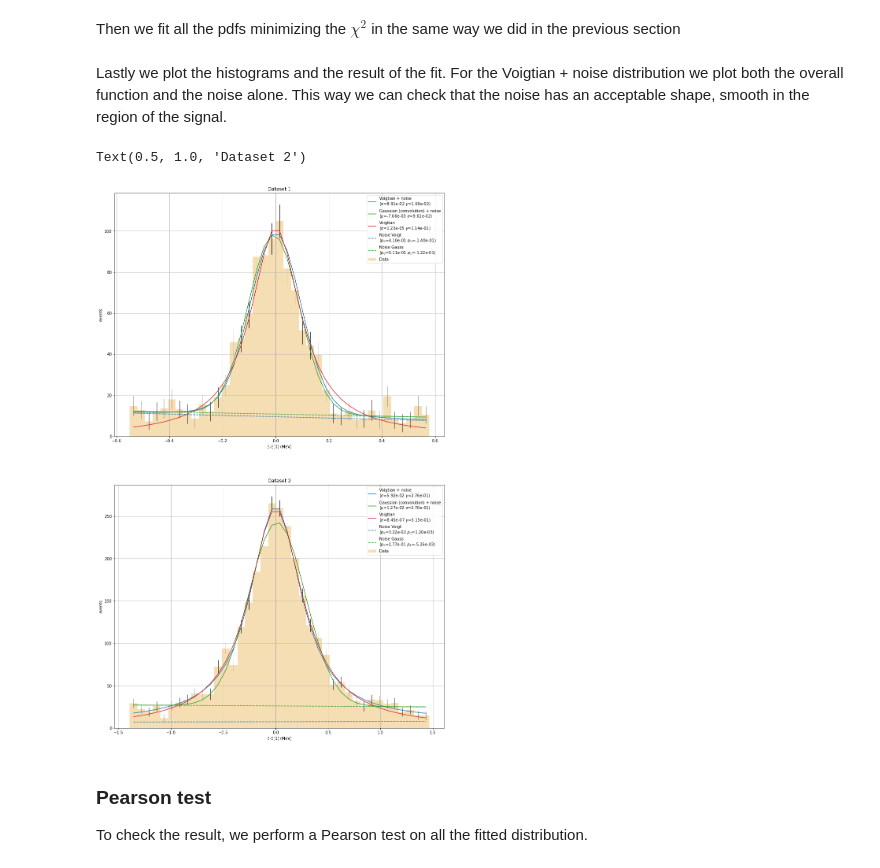
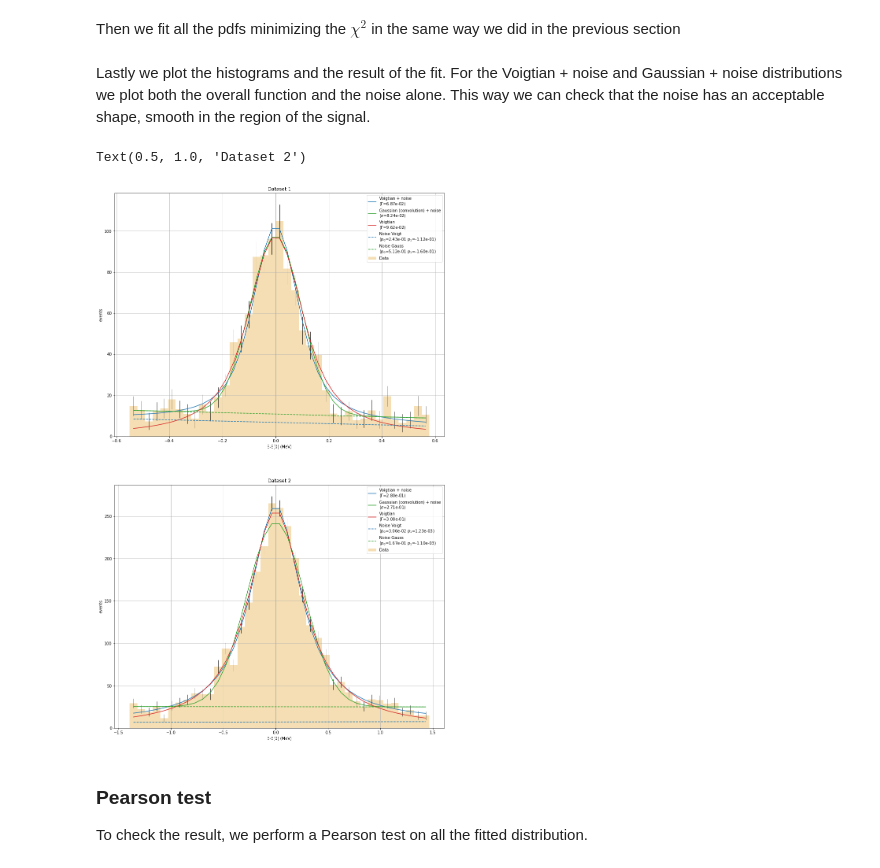
Before and after one commit to nicmontalti/CMST, a Jupyter notebook: p3/Project_3_S4947231.ipynb, the cells around one changed output. Saved outputs shown, nothing was run; the diff lists cells and outputs as text; code cells hidden in the pictures.

```diff
--- a/p3/Project_3_S4947231.ipynb
+++ b/p3/Project_3_S4947231.ipynb
@@ -186,4 +187,6 @@ for hist, bin_edges, ax in zip(histograms_list, bin_edges_list, axs):
   ax.plot(bin_centers, 2000*bin_probability(double_expo, bin_edges, [lambda1, lambda2], integrate=True), label=r'$0.5(\lambda_1e^{-\lambda_1 x} + \lambda_1e^{-\lambda_1 x}$')
   ax.set_title("Histogram of mixed data, {} bins".format(len(bin_edges)-1))
   ax.grid(True)
+  ax.set_xlabel('Time (min)')
+  ax.set_ylabel('Number of particles')
 # %% [output]
@@ -196,19 +199,19 @@ Let's now try to use the Lest Chi Square method to estimate the parameters of ou
 # %%
 def residuals_sum(parameters, pdf, histogram, bin_edges, uncertainties=None, integrate=False, standard_uncertainty=True):
   '''
-  Compute the residulas of the histogram given a pdf. The uncertainties can be passed to the function. If no uncertainties
+  Compute the residuals of the histogram given a pdf. The uncertainties can be passed to the function. If no uncertainties
   are given it is possible to compute them according to a Poisson distribution or set them all to 1.
 
   Parameters:
   -----------
   parameters: (list) parameters to passed to the pdf
-  pdf: (callable obj) probability denisity function
-  histogram: (array) number of observed occurences in each bin
+  pdf: (callable obj) probability density function
+  histogram: (array) number of observed entries in each bin
   bin_edges: (array) edges of the bins of the histogram
   uncertainties: (array) uncertainty of each bin
   integrate (bool) if True the pdf is integrated over each bin to find the probability
                    if False the probability is approximated as the value of the pdf at the center of the bin times the bin width
-  standard_uncertainty: (bool) used only if uncertainties are not explicetly given. If True they are extimated as sqrt(histogram) if False they are set to 1
+  standard_uncertainty: (bool) used only if uncertainties are not explicitly given. If True they are estimated as sqrt(histogram) if False they are set to 1
 
   Returns:
   --------
@@ -450,7 +456,10 @@ axs = fig.subplots(1, 2)
 axs[0].set_title('Dataset 1')
 axs[1].set_title('Dataset 2')
 
-for hist, bin_edges, bin_centers, ax in zip(histograms_list, bin_edges_list, bin_centers_list, axs):
+for hist, bin_edges, bin_centers, err, ax in zip(histograms_list, bin_edges_list, bin_centers_list, errors_list, axs):
   ax.hist(bin_edges[0:-1], bin_edges, weights=hist, label='Data')
+  ax.errorbar(bin_centers, hist, yerr=err, linestyle='', color='black')
   ax.grid()
+  ax.set_xlabel('E-E[0] (MeV)')
+  ax.set_ylabel('events')
 # %% [output]
@@ -549,7 +559,7 @@ def noise_gaussian(x, parameters):
 # %% [markdown]
 Then we fit all the pdfs minimizing the $\chi^2$ in the same way we did in the previous section
 # %%
-# defininge lists of the pdfs, pdfs names, initial parameters and bounds
+# defining lists of the pdfs, pdfs names, initial parameters and bounds
 # all the lists have the structure [Voigtian+noise, Gaussian, Voigtian]
 
 pdfs_list = [noise_voigtian, noise_gaussian, voigtian]
@@ -559,56 +569,56 @@ pdfs_names = ['Voigtian + noise', 'Gaussian (convolution) + noise', 'Voigtian']
 # the parameters of the Gaussian+noise are [amp, mu, sigma, noise0, noise1]
 # the parameters of the Voigtian are [amp, sigma, gamma]
 
-initial_parameters_list1 = [[800, 0.1, 0.01, 0.4, 0], [800, 0, 0.1, 0.4, 0], [800, 0.1, 0.02]]         # first histogram
-initial_parameters_list2 = [[2000, 0.2, 0.03, 0.4, 0], [2000, 0, 0.2, 0.1, 0], [2000, 0.3, 0.1]]        # second histogram
-initial_parameters_list = [initial_parameters_list1, initial_parameters_list2]                          # both histograms
+initial_parameters_list1 = [[800, 0.01, 0.4, 0], [800, 0.08, 0.4, 0], [800, 0.02]]         # first histogram
+initial_parameters_list2 = [[2000, 0.03, 0.4, 0], [2000, 0.08, 0.4, 0], [2000, 0.1]]       # second histogram
+initial_parameters_list = [initial_parameters_list1, initial_parameters_list2]             # both histograms
 
 # the bounds follow the same pattern
-bounds_list = [[(500, None), (0.01, 1), (0, 1), (-1, 1), (-0.5, 0.5)], [(500, None), (-0.1, 0.1), (0.01, 1), (-1, 1), (-0.5, 0.5)], [(500, None), (0, 1), (0, 1)]]
+bounds_list = [[(500, None), (0, 1), (-1, 1), (-0.5, 0.5)], [(500, None), (0.01, 1), (-1, 1), (-0.5, 0.5)], [(500, None), (0, 1)]]
 
-# fit every pdf on both histograms with inital_parameters given by initial_parameters_list
+# fit every pdf on both histograms with initial_parameters given by initial_parameters_list
 fit_results = [[sp.optimize.minimize(residuals_sum, initial_parameters, args=(pdf, hist, bin_edges, err), bounds=bounds)
                 for (pdf, initial_parameters, bounds) in zip(pdfs_list, initial_parameters_listn, bounds_list)]
                for (hist, bin_edges, err, initial_parameters_listn) in zip(histograms_list, bin_edges_list, errors_list, initial_parameters_list)]
 # %% [markdown]
-Lastly we plot the histograms and the result of the fit. For the Voigtian + noise distribution we plot both the overall function and the noise alone. This way we can check that the noise has an acceptable shape, smooth in the region of the signal.
+Lastly we plot the histograms and the result of the fit. For the Voigtian + noise and Gaussian + noise distributions we plot both the overall function and the noise alone. This way we can check that the noise has an acceptable shape, smooth in the region of the signal.
 # %%
 fig = plt.figure(figsize=(15,25))
 axs = fig.subplots(2, 1)
 
 for hist, bin_edges, err, bin_centers, fit_result, ax in zip(histograms_list, bin_edges_list, errors_list, bin_centers_list, fit_results, axs):
   ax.hist(bin_edges[0:-1], bin_edges, weights=hist, label='Data', color='wheat')
   ax.errorbar(bin_centers, hist, yerr=err, linestyle='', color='black', elinewidth=0.7)
 
-  par_names_list = [['$\sigma$', '$\gamma$'], ['$\mu$', '$\sigma$'], ['$\sigma$', '$\gamma$']]
+  par_names_list = [['$\Gamma$'], ['$\sigma$'], ['$\Gamma$']]
   colors = ['tab:blue', 'tab:green', 'tab:red',]
   for result, pdf, pdf_name, par_names, color in zip(fit_result, pdfs_list, pdfs_names, par_names_list, colors):
     parameters = result.x
     label = r'' + pdf_name + '\n('
     for par, par_name in zip(parameters[1:], par_names):
       label = label + par_name + '=' + '{:.2e}'.format(par) + ' '
     label = label[:-1] + ')'
     ax.plot(bin_centers, parameters[0] * bin_probability(pdf, bin_edges, parameters[1:]), label=label, color=color)
 
   def plot_noise(noise_pars, name, color):
     noise_label = r'' + name + '\n('
-    for i in range(0, len(noise_pars)-3):
-      noise_label = noise_label + '$p_{}$'.format(i) + '=' + '{:.2e}'.format(noise_pars[3+i]) + ' '
+    for i in range(0, len(noise_pars)-2):
+      noise_label = noise_label + '$p_{}$'.format(i) + '=' + '{:.2e}'.format(noise_pars[2+i]) + ' '
     noise_label = noise_label[:-1] + ')'
-    ax.plot(bin_centers, noise_pars[0] * bin_probability(noise_pdf, bin_edges, noise_pars[3:]), label=noise_label, color=color, linestyle='--')
+    ax.plot(bin_centers, noise_pars[0] * bin_probability(noise_pdf, bin_edges, noise_pars[2:]), label=noise_label, color=color, linestyle='--')
 
   plot_noise(fit_result[0].x, 'Noise Voigt', colors[0])
   plot_noise(fit_result[1].x, 'Noise Gauss', colors[1])
   ax.legend()
   ax.grid()
   ax.set_xlabel('E-E[0] (MeV)')
   ax.set_ylabel('events')
 
 axs[0].set_title('Dataset 1')
 axs[1].set_title('Dataset 2')
 # %% [output]
 Text(0.5, 1.0, 'Dataset 2')
-[figure, old version]
+[figure, new version]
 # %% [markdown]
 ### Pearson test
 To check the result, we perform a Pearson test on all the fitted distribution.
```
Also changed, not shown: parts of 27 cells of this notebook.
